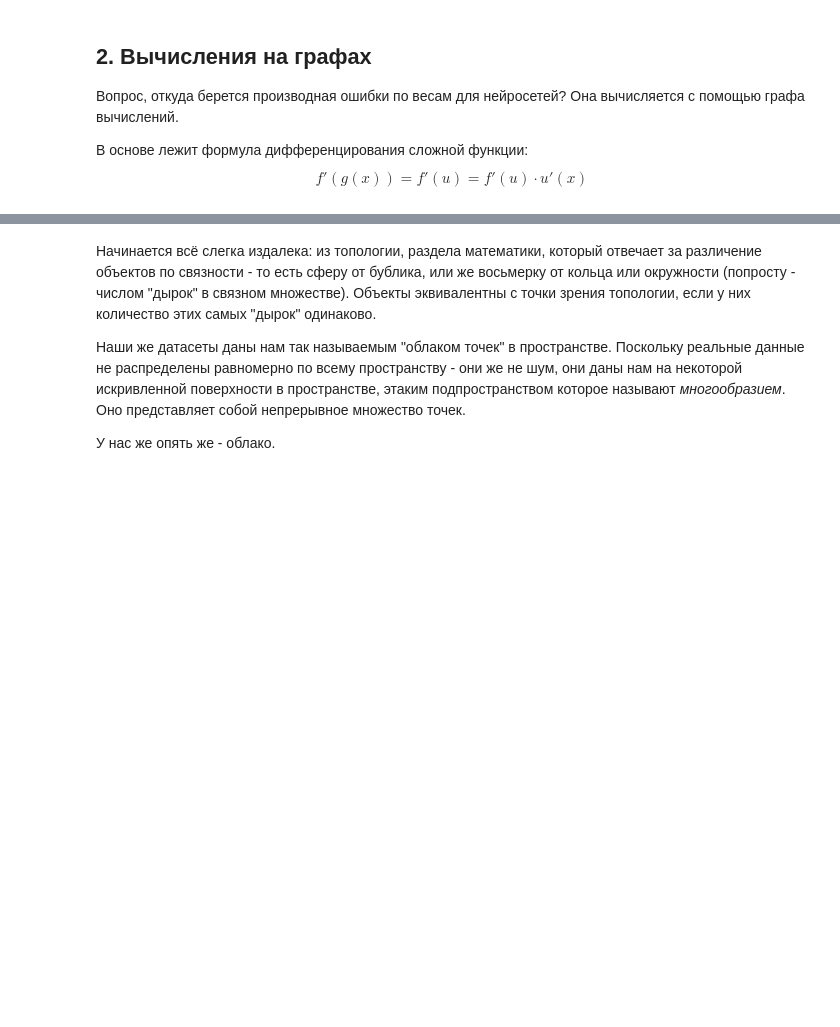
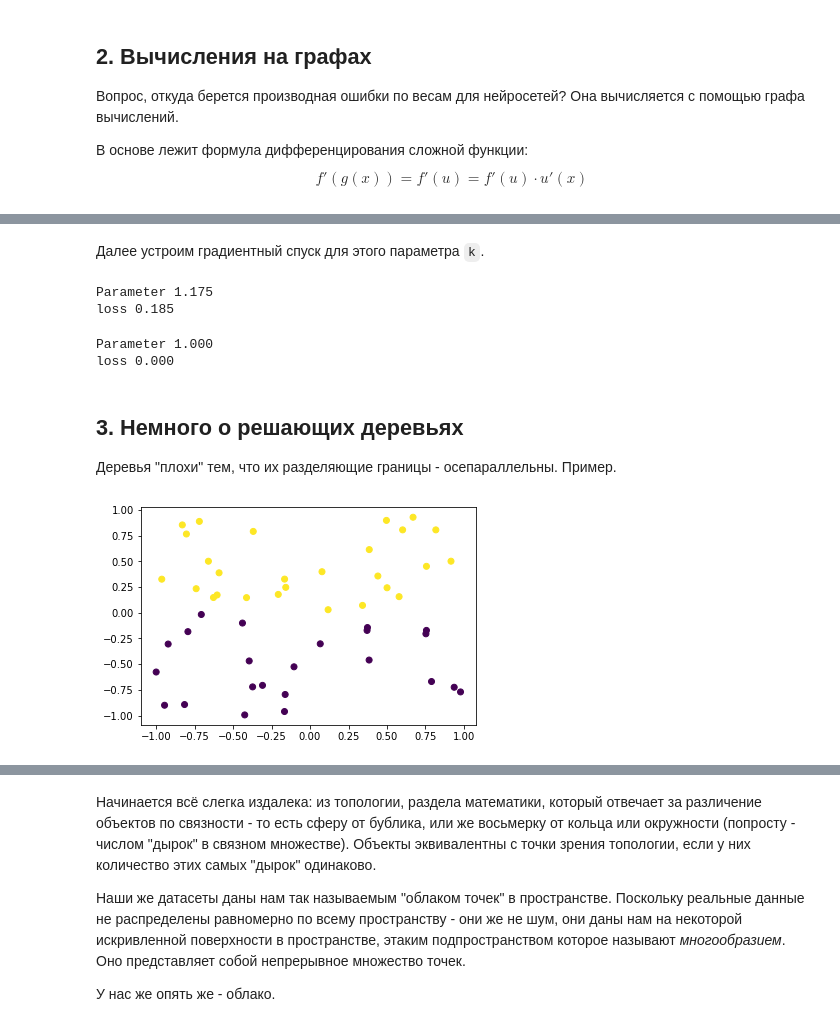
Before and after one commit to timeseries-ru/course, a Jupyter notebook: maths_behind.ipynb, the cells around one changed output, grey strips where cells are left out. Saved outputs shown, nothing was run; the diff lists cells and outputs as text; code cells hidden in the pictures; blank space fills up the shorter version.

```diff
--- a/maths_behind.ipynb
+++ b/maths_behind.ipynb
@@ -136,0 +161,2 @@ $$\frac {\partial f} {\partial y} = \frac {\partial f} {\partial a} \cdot \frac
+# %% [markdown]
+Далее устроим градиентный спуск для этого параметра `k`.
@@ -136,0 +191,29 @@ $$\frac {\partial f} {\partial y} = \frac {\partial f} {\partial a} \cdot \frac
+# %%
+ParameterFinder(initial=4.0).train(data[:, 0], data[:, 1], data[:, 2], epochs=10)
+# %% [output]
+Parameter 1.175
+loss 0.185
+# %%
+ParameterFinder(initial=4.0).train(data[:, 0], data[:, 1], data[:, 2], epochs=100)
+# %% [output]
+Parameter 1.000
+loss 0.000
+# %% [markdown]
+## 3. Немного о решающих деревьях
+
+Деревья "плохи" тем, что их разделяющие границы - осепараллельны. Пример.
+# %%
+from sklearn.tree import DecisionTreeClassifier
+
+np.random.seed(1)
+
+data = np.column_stack([
+    np.random.uniform(-1, 1, size=50),
+    np.random.uniform(-1, 1, size=50)
+])
+
+classes = data[:, 1] > 0
+
+plt.scatter(data[:, 0], data[:, 1], c=classes);
+# %% [output]
+[figure, added]
```
Also changed, not shown: parts of 19 cells of this notebook.
